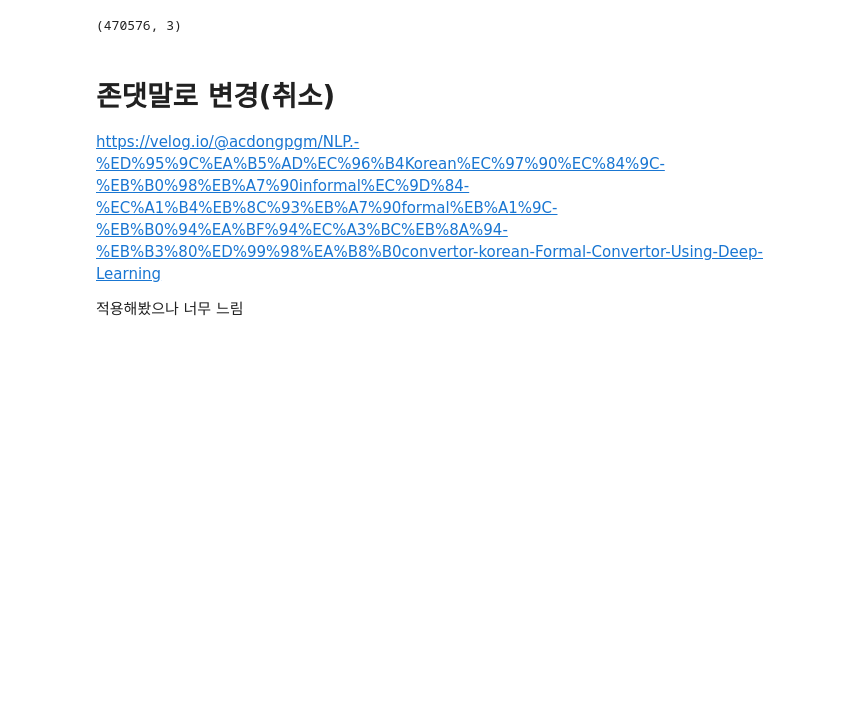
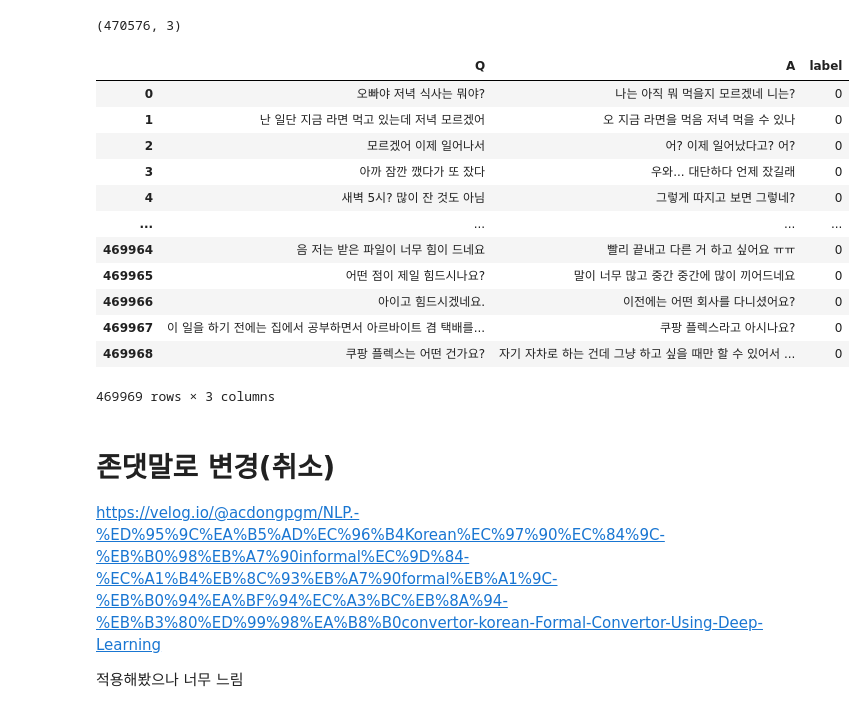
Before and after one commit to kimpubao/FinalProject, a Jupyter notebook: gpt.ipynb, the cells around one changed output. Cells and saved outputs as stored; diff of their text form; code cells hidden in the pictures; blank space fills up the shorter version.

```diff
--- a/gpt.ipynb
+++ b/gpt.ipynb
@@ -201,3 +382,19 @@ print(labeling_data.shape)
+# %%
+pd.read_csv('train_data.csv')
+# %% [output]
+|  | Q | A | label |
+| 0 | 오빠야 저녁 식사는 뭐야? | 나는 아직 뭐 먹을지 모르겠네 니는? | 0 |
+| 1 | 난 일단 지금 라면 먹고 있는데 저녁 모르겠어 | 오 지금 라면을 먹음 저녁 먹을 수 있나 | 0 |
+| 2 | 모르겠어 이제 일어나서 | 어? 이제 일어났다고? 어? | 0 |
+| 3 | 아까 잠깐 깼다가 또 잤다 | 우와... 대단하다 언제 잤길래 | 0 |
+| 4 | 새벽 5시? 많이 잔 것도 아님 | 그렇게 따지고 보면 그렇네? | 0 |
+| ... | ... | ... | ... |
+| 469964 | 음 저는 받은 파일이 너무 힘이 드네요 | 빨리 끝내고 다른 거 하고 싶어요 ㅠㅠ | 0 |
+| 469965 | 어떤 점이 제일 힘드시나요? | 말이 너무 많고 중간 중간에 많이 끼어드네요 | 0 |
+| 469966 | 아이고 힘드시겠네요. | 이전에는 어떤 회사를 다니셨어요? | 0 |
+| 469967 | 이 일을 하기 전에는 집에서 공부하면서 아르바이트 겸 택배를... | 쿠팡 플렉스라고 아시나요? | 0 |
+| 469968 | 쿠팡 플렉스는 어떤 건가요? | 자기 자차로 하는 건데 그냥 하고 싶을 때만 할 수 있어서 ... | 0 |
+469969 rows × 3 columns
 # %% [markdown]
 # 존댓말로 변경(취소)
 https://velog.io/@acdongpgm/NLP.-%ED%95%9C%EA%B5%AD%EC%96%B4Korean%EC%97%90%EC%84%9C-%EB%B0%98%EB%A7%90informal%EC%9D%84-%EC%A1%B4%EB%8C%93%EB%A7%90formal%EB%A1%9C-%EB%B0%94%EA%BF%94%EC%A3%BC%EB%8A%94-%EB%B3%80%ED%99%98%EA%B8%B0convertor-korean-Formal-Convertor-Using-Deep-Learning
```
Also changed, not shown: parts of 40 cells of this notebook.
